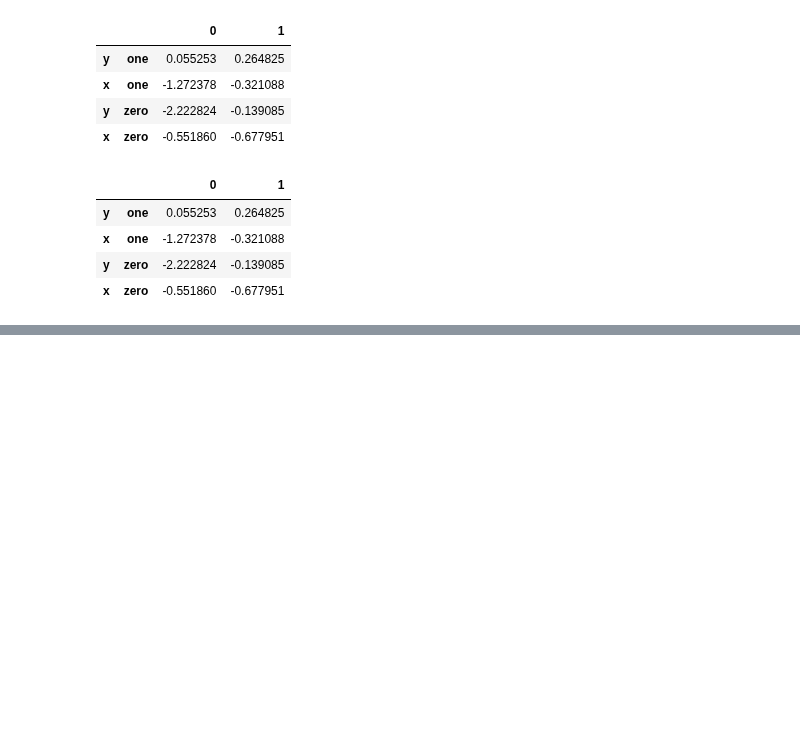
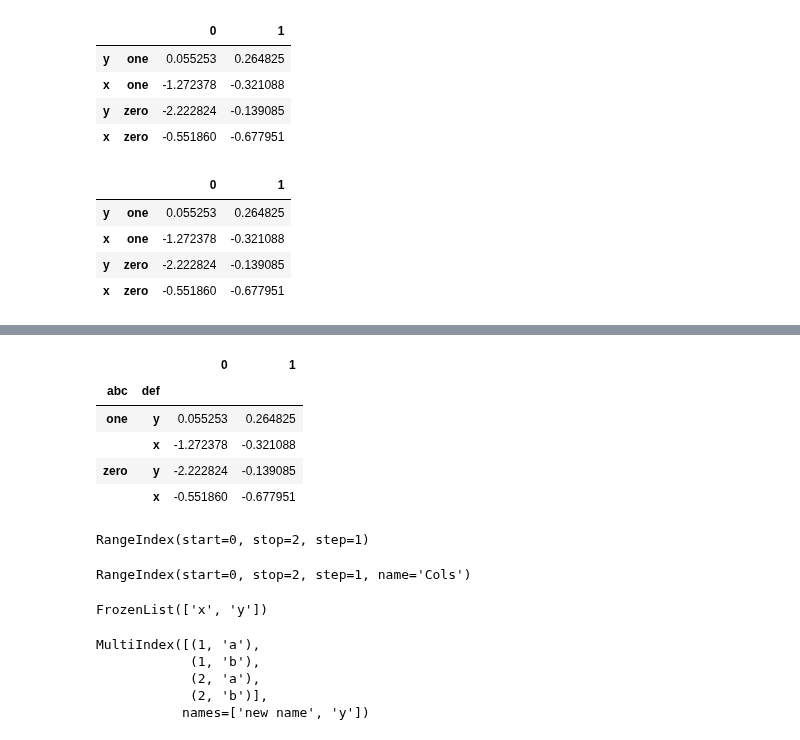
Before and after one commit to ilyak93/self-studying, a Jupyter notebook: DataEngineering/pandas/pandas_advanced_indexing.ipynb, the cells around one changed output, grey strips where cells are left out. Saved outputs shown, nothing was run; the diff lists cells and outputs as text; code cells hidden in the pictures; blank space fills up the shorter version.

```diff
--- a/DataEngineering/pandas/pandas_advanced_indexing.ipynb
+++ b/DataEngineering/pandas/pandas_advanced_indexing.ipynb
@@ -1010,0 +1027,33 @@ df[:5].swaplevel(0, 1, axis=0)
+# %%
+df.rename_axis(index=["abc", "def"])
+# %% [output]
+|  |  | 0 | 1 |
+| abc | def |  |  |
+| one | y | 0.055253 | 0.264825 |
+|  | x | -1.272378 | -0.321088 |
+| zero | y | -2.222824 | -0.139085 |
+|  | x | -0.551860 | -0.677951 |
+# %%
+df.columns
+# %% [output]
+RangeIndex(start=0, stop=2, step=1)
+# %%
+df.rename_axis(columns="Cols").columns
+# %% [output]
+RangeIndex(start=0, stop=2, step=1, name='Cols')
+# %%
+mi = pd.MultiIndex.from_product([[1, 2], ["a", "b"]], names=["x", "y"])
+
+mi.names
+# %% [output]
+FrozenList(['x', 'y'])
+# %%
+mi2 = mi.rename("new name", level=0)
+
+mi2
+# %% [output]
+MultiIndex([(1, 'a'),
+            (1, 'b'),
+            (2, 'a'),
+            (2, 'b')],
+           names=['new name', 'y'])
```
Also changed, not shown: parts of 43 cells of this notebook.
